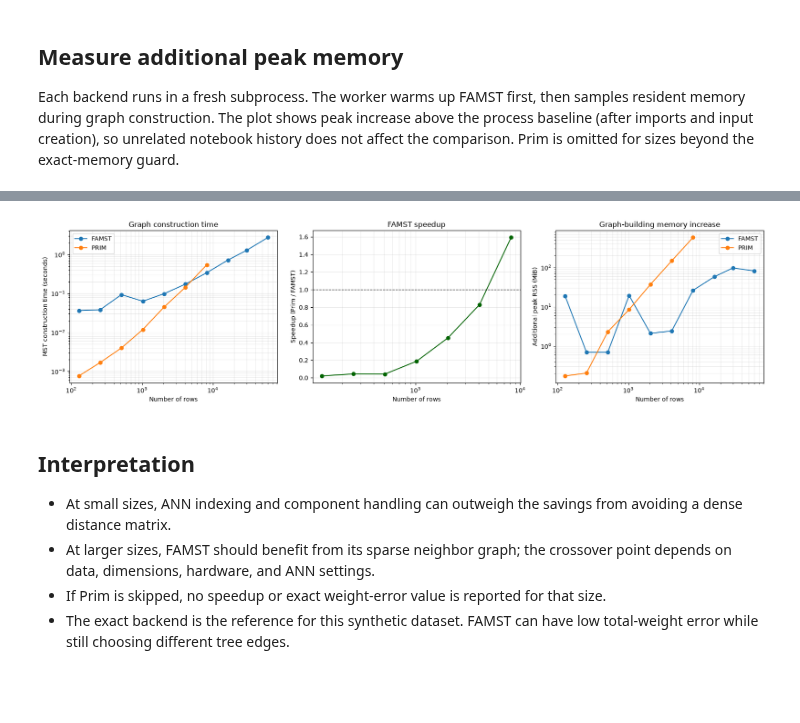
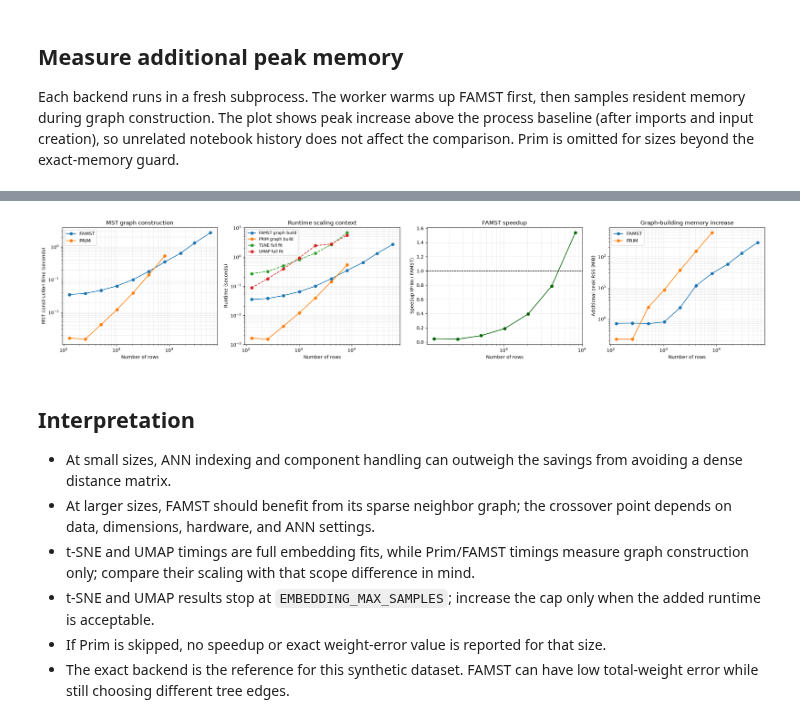
Before and after one commit to fabriziocosta/mst_embedding, a Jupyter notebook: notebooks/mst_scaling_benchmark.ipynb, the cells around one changed output, grey strips where cells are left out. Drawn from its saved outputs; the diff is of its cells as text; code cells hidden in the pictures; blank space fills up the shorter version.

```diff
--- a/notebooks/mst_scaling_benchmark.ipynb
+++ b/notebooks/mst_scaling_benchmark.ipynb
@@ -280,6 +366,11 @@ wide = results.pivot(index='n_samples', columns='method', values='median_seconds
 summary = pd.DataFrame(index=wide.index)
 summary['prim_seconds'] = wide.get('prim')
 summary['famst_seconds'] = wide.get('famst')
+embedding_wide = embedding_results.pivot(
+    index='n_samples', columns='method', values='median_seconds'
+)
+summary['tsne_seconds'] = embedding_wide.get('tsne')
+summary['umap_seconds'] = embedding_wide.get('umap')
 memory_wide = memory_results.pivot(index='n_samples', columns='method', values='peak_working_set_mb')
 summary['prim_peak_working_set_mb'] = memory_wide.get('prim')
 summary['famst_peak_working_set_mb'] = memory_wide.get('famst')
@@ -311,40 +402,57 @@ summary
 # %%
-fig, axes = plt.subplots(1, 3, figsize=(17, 4.5))
+fig, axes = plt.subplots(1, 4, figsize=(22, 4.5))
 
 for method, group in results.groupby('method'):
     axes[0].plot(
         group['n_samples'], group['median_seconds'],
         marker='o', label=method.upper(),
     )
 axes[0].set(xscale='log', yscale='log', xlabel='Number of rows',
             ylabel='MST construction time (seconds)',
-            title='Graph construction time')
+            title='MST graph construction')
 axes[0].grid(True, which='both', alpha=0.25)
 axes[0].legend()
 
+for method, group in results.groupby('method'):
+    axes[1].plot(
+        group['n_samples'], group['median_seconds'],
+        marker='o', label=f'{method.upper()} graph build',
+    )
+for method, group in embedding_results.groupby('method'):
+    axes[1].plot(
+        group['n_samples'], group['median_seconds'],
+        marker='o', linestyle='--', label=f'{method.upper()} full fit',
+    )
+axes[1].set(xscale='log', yscale='log', xlabel='Number of rows',
+            ylabel='Runtime (seconds)', title='Runtime scaling context')
+axes[1].grid(True, which='both', alpha=0.25)
+axes[1].legend(fontsize='small')
+
 available_speedups = summary['speedup_prim_over_famst'].dropna()
-axes[1].plot(available_speedups.index, available_speedups,
+axes[2].plot(available_speedups.index, available_speedups,
              marker='o', color='darkgreen')
-axes[1].axhline(1, color='black', linewidth=1, linestyle='--')
-axes[1].set(xscale='log', xlabel='Number of rows',
+axes[2].axhline(1, color='black', linewidth=1, linestyle='--')
+axes[2].set(xscale='log', xlabel='Number of rows',
             ylabel='Speedup (Prim / FAMST)', title='FAMST speedup')
-axes[1].grid(True, which='both', alpha=0.25)
+axes[2].grid(True, which='both', alpha=0.25)
 for method, group in memory_results.groupby('method'):
-    axes[2].plot(group['n_samples'], group['peak_working_set_mb'],
+    axes[3].plot(group['n_samples'], group['peak_working_set_mb'],
                  marker='o', label=method.upper())
-axes[2].set(xscale='log', yscale='log', xlabel='Number of rows',
+axes[3].set(xscale='log', yscale='log', xlabel='Number of rows',
             ylabel='Additional peak RSS (MiB)',
             title='Graph-building memory increase')
-axes[2].grid(True, which='both', alpha=0.25)
-axes[2].legend()
+axes[3].grid(True, which='both', alpha=0.25)
+axes[3].legend()
 plt.tight_layout()
 plt.show()
 # %% [output]
-[figure, old version]
+[figure, new version]
 # %% [markdown]
 ## Interpretation
 
 - At small sizes, ANN indexing and component handling can outweigh the savings from avoiding a dense distance matrix.
 - At larger sizes, FAMST should benefit from its sparse neighbor graph; the crossover point depends on data, dimensions, hardware, and ANN settings.
+- t-SNE and UMAP timings are full embedding fits, while Prim/FAMST timings measure graph construction only; compare their scaling with that scope difference in mind.
+- t-SNE and UMAP results stop at `EMBEDDING_MAX_SAMPLES`; increase the cap only when the added runtime is acceptable.
 - If Prim is skipped, no speedup or exact weight-error value is reported for that size.
 - The exact backend is the reference for this synthetic dataset. FAMST can have low total-weight error while still choosing different tree edges.
```
Also changed, not shown: parts of 13 cells of this notebook, 9 other files.
